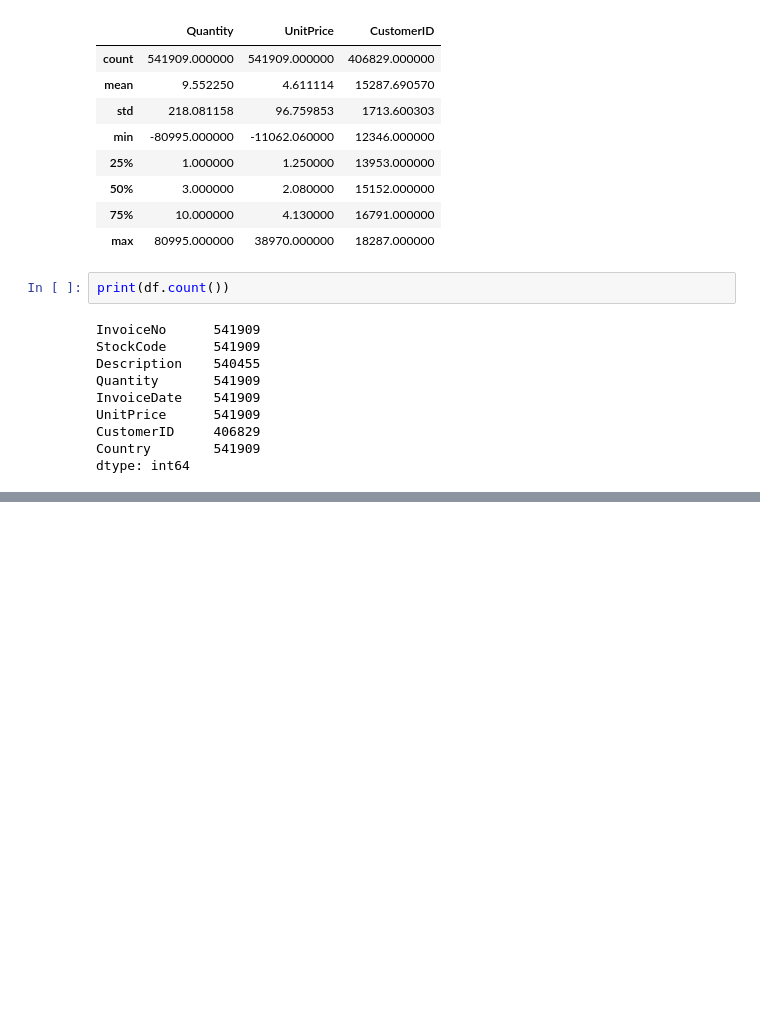
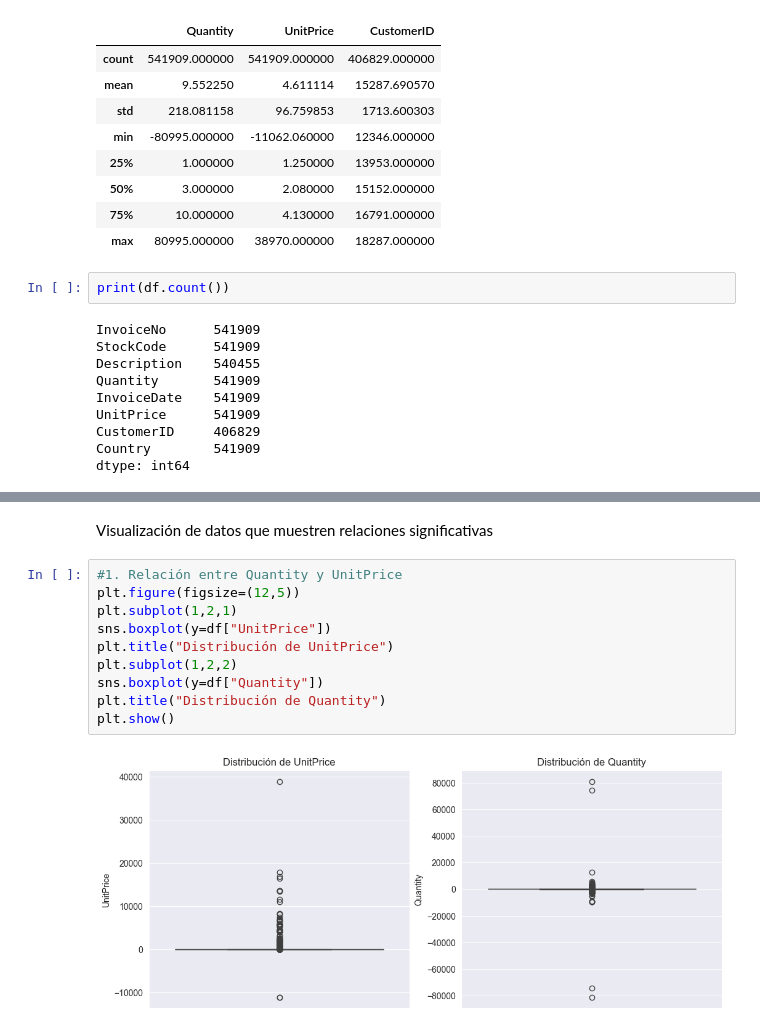
Before and after one commit to Metodologia-para-Data-Science-Grupo-1/FinalProject-MDS, a Jupyter notebook: notebook/mds-group1-notebook.ipynb, the cells around one changed output, grey strips where cells are left out. Cells and saved outputs as stored; diff of their text form; blank space fills up the shorter version.

Commit message:
feat: add data exploration and visualization

```diff
--- a/notebook/mds-group1-notebook.ipynb
+++ b/notebook/mds-group1-notebook.ipynb
@@ -43,0 +91,14 @@ dtype: int64
+# %% [markdown]
+Visualización de datos que muestren relaciones significativas
+# %%
+#1. Relación entre Quantity y UnitPrice
+plt.figure(figsize=(12,5))
+plt.subplot(1,2,1)
+sns.boxplot(y=df["UnitPrice"])
+plt.title("Distribución de UnitPrice")
+plt.subplot(1,2,2)
+sns.boxplot(y=df["Quantity"])
+plt.title("Distribución de Quantity")
+plt.show()
+# %% [output]
+[figure, added]
```
Also changed, not shown: parts of 8 cells of this notebook.
